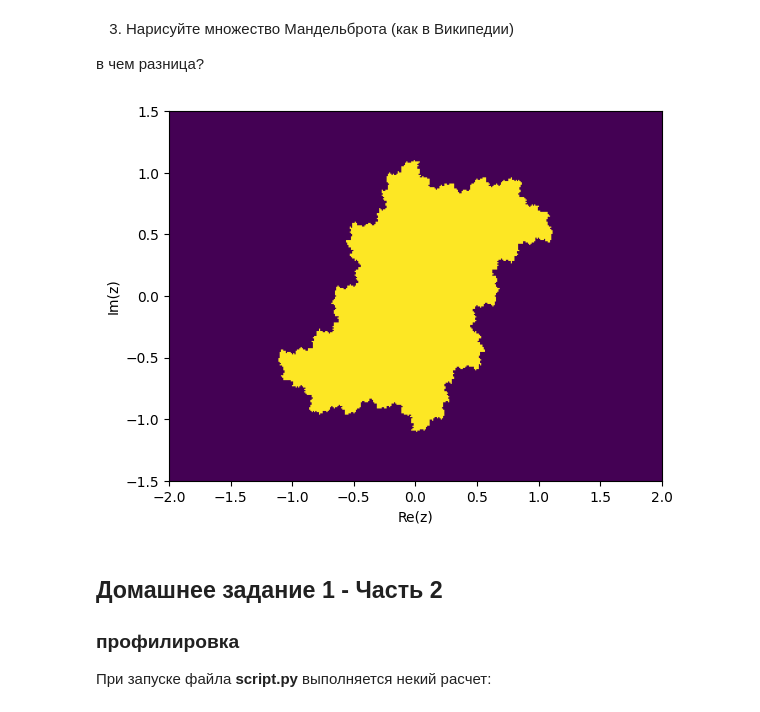
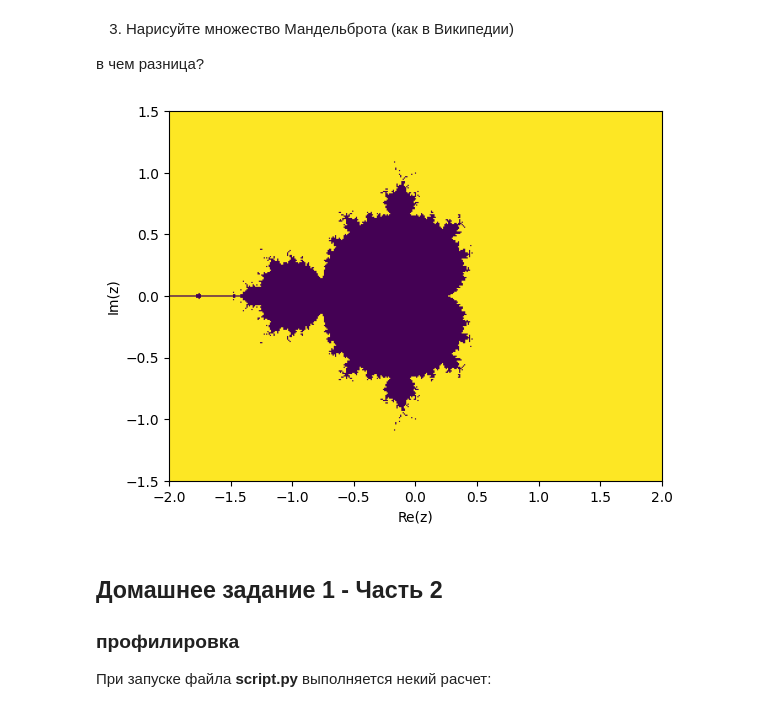
Before and after one commit to root-epifit/HPC_Sber_2025, a Jupyter notebook: Дз1_solution_IP.ipynb, the cells around one changed output. Saved outputs shown, nothing was run; the diff lists cells and outputs as text; code cells hidden in the pictures.

```diff
--- a/Дз1_solution_IP.ipynb
+++ b/Дз1_solution_IP.ipynb
@@ -103,42 +103,42 @@ plt.ylabel("Im(z)");
 в чем разница?
 # %%
 # Напишите здесь код
-def julia(z_0: complex, c: complex = 1, n_iterations: int = 20):
+def julia(z_0: complex =0, c: complex = 1, n_iterations: int = 20):
     """Iteration process much like iterate_until_nan
        but you need think of some logic to give different
        values of z different colors
     Args:
         z_0: initial value of z
         c: value of c
         max_iterations: number of maximum iterations
     Returns:
         int
     """
     # РЕАЛИЗОВАТЬ ВОТ ТУТ
     z = z_0
     try:
         for i in range(1,n_iterations + 1):
             z = z**2 + c
             #if cmath.isnan(z): return 0
-            if abs(z) >= 2: return 0
+            if abs(z) > 2: return 1
     except OverflowError:
-        return 0
-    return 1
+        return 1
+    return 0
 
 def julia_set(c, extent=[-2, 2, -1.5, 1.5], resulotion=0.01):
     W = int(abs(extent[1] - extent[0])/resulotion)+1
     H = int(abs(extent[2] - extent[3])/resulotion)+1
     img = np.empty((H ,W))
     for i,x in enumerate(np.linspace(extent[0],extent[1],W)):
         for j,y in enumerate(np.linspace(extent[2],extent[3],H)):
-            img[j,i] = julia(complex(x,y), c) # call julia() function
+            img[j,i] = julia(complex(0,0), complex(x,y)) # call julia() function
     return img
 
-plt.imshow(julia_set(0.1+0.5j), extent=[-2, 2, -1.5, 1.5])
+plt.imshow(julia_set(-0.5+0.5j), extent=[-2, 2, -1.5, 1.5])
 plt.xlabel("Re(z)")
 plt.ylabel("Im(z)");
 # %% [output]
-[figure, old version]
+[figure, new version]
 # %% [markdown]
 ## Домашнее задание 1 - Часть 2
 
```
